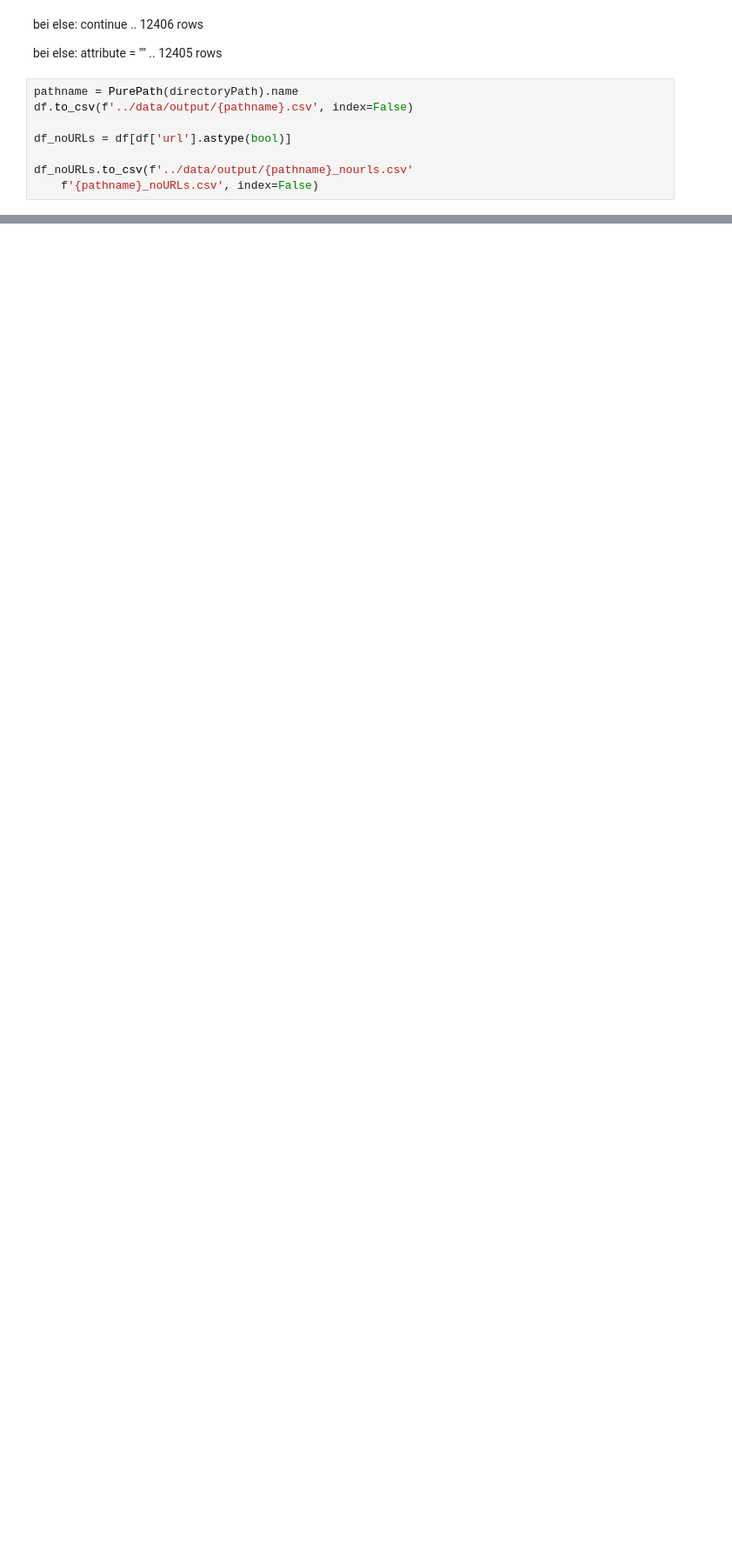
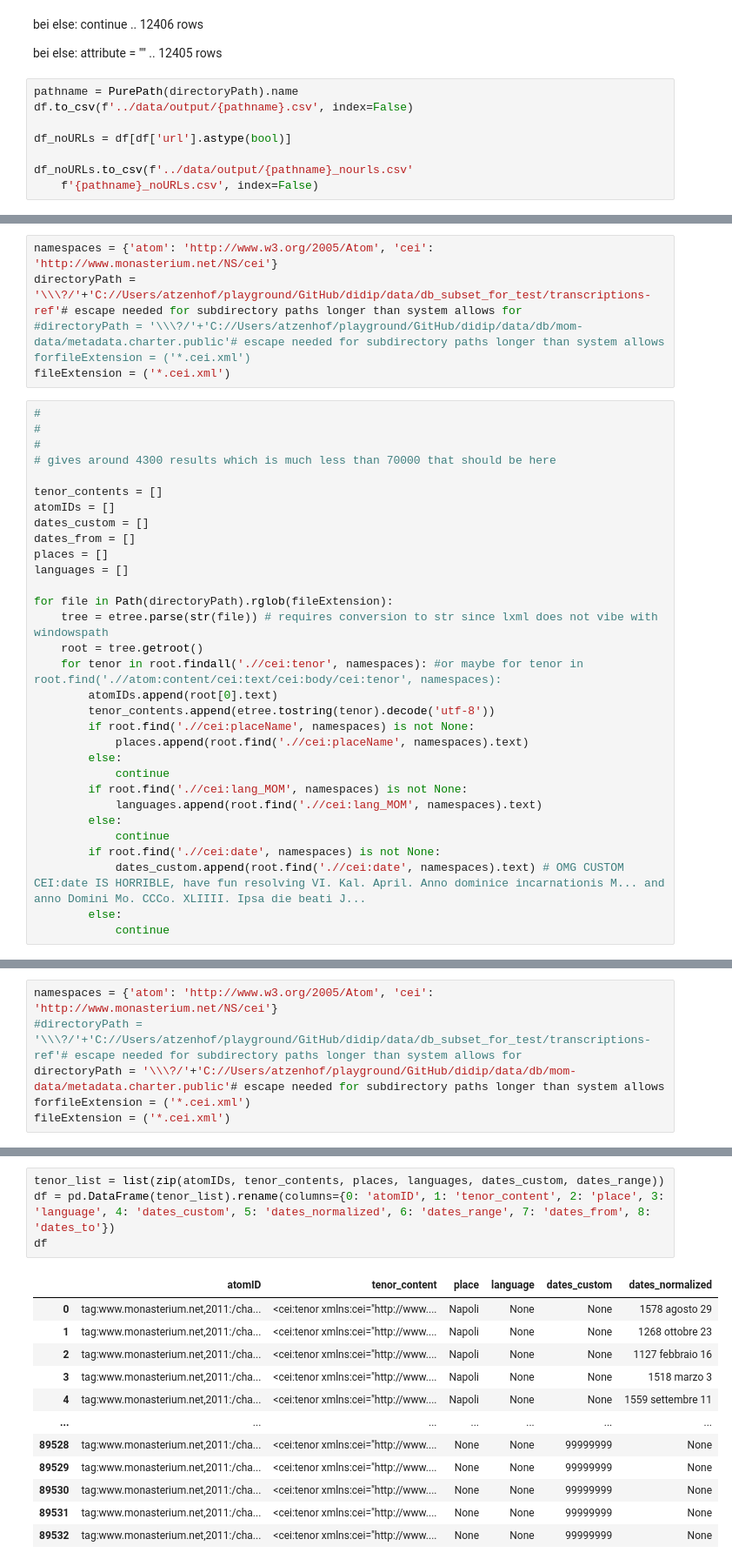
Before and after one commit to Didip-eu/ddpa_lines, a Jupyter notebook: notebooks/CEI2CSV.ipynb, the cells around one changed output, grey strips where cells are left out. Shown at 87% size. Saved outputs shown, nothing was run; the diff lists cells and outputs as text; blank space fills up the shorter version.

Commit message:
+temp. solution for parsing more metadata in xml dump
+ place, dates, languages
+ example for pandas filtering

```diff
--- a/notebooks/CEI2CSV.ipynb
+++ b/notebooks/CEI2CSV.ipynb
@@ -228,0 +362,36 @@ df_noURLs.to_csv(f'../data/output/{pathname}_nourls.csv'
+# %%
+namespaces = {'atom': 'http://www.w3.org/2005/Atom', 'cei': 'http://www.monasterium.net/NS/cei'}
+directoryPath = '\\\?/'+'C://Users/atzenhof/playground/GitHub/didip/data/db_subset_for_test/transcriptions-ref'# escape needed for subdirectory paths longer than system allows for
+#directoryPath = '\\\?/'+'C://Users/atzenhof/playground/GitHub/didip/data/db/mom-data/metadata.charter.public'# escape needed for subdirectory paths longer than system allows forfileExtension = ('*.cei.xml')
+fileExtension = ('*.cei.xml')
+# %%
+#
+#
+#
+# gives around 4300 results which is much less than 70000 that should be here
+
+tenor_contents = []
+atomIDs = []
+dates_custom = []
+dates_from = []
+places = []
+languages = []
+
+for file in Path(directoryPath).rglob(fileExtension):
+    tree = etree.parse(str(file)) # requires conversion to str since lxml does not vibe with windowspath
+    root = tree.getroot()
+    for tenor in root.findall('.//cei:tenor', namespaces): #or maybe for tenor in root.find('.//atom:content/cei:text/cei:body/cei:tenor', namespaces):
+        atomIDs.append(root[0].text)
+        tenor_contents.append(etree.tostring(tenor).decode('utf-8'))
+        if root.find('.//cei:placeName', namespaces) is not None:
+            places.append(root.find('.//cei:placeName', namespaces).text)
+        else:
+            continue
+        if root.find('.//cei:lang_MOM', namespaces) is not None:
+            languages.append(root.find('.//cei:lang_MOM', namespaces).text)
+        else:
+            continue
+        if root.find('.//cei:date', namespaces) is not None:
+            dates_custom.append(root.find('.//cei:date', namespaces).text) # OMG CUSTOM CEI:date IS HORRIBLE, have fun resolving VI. Kal. April. Anno dominice incarnationis M... and anno Domini Mo. CCCo. XLIIII. Ipsa die beati J...
+        else:
+            continue
@@ -228,0 +409,5 @@ df_noURLs.to_csv(f'../data/output/{pathname}_nourls.csv'
+# %%
+namespaces = {'atom': 'http://www.w3.org/2005/Atom', 'cei': 'http://www.monasterium.net/NS/cei'}
+#directoryPath = '\\\?/'+'C://Users/atzenhof/playground/GitHub/didip/data/db_subset_for_test/transcriptions-ref'# escape needed for subdirectory paths longer than system allows for
+directoryPath = '\\\?/'+'C://Users/atzenhof/playground/GitHub/didip/data/db/mom-data/metadata.charter.public'# escape needed for subdirectory paths longer than system allows forfileExtension = ('*.cei.xml')
+fileExtension = ('*.cei.xml')
@@ -228,0 +464,17 @@ df_noURLs.to_csv(f'../data/output/{pathname}_nourls.csv'
+# %%
+tenor_list = list(zip(atomIDs, tenor_contents, places, languages, dates_custom, dates_range))
+df = pd.DataFrame(tenor_list).rename(columns={0: 'atomID', 1: 'tenor_content', 2: 'place', 3: 'language', 4: 'dates_custom', 5: 'dates_normalized', 6: 'dates_range', 7: 'dates_from', 8: 'dates_to'})
+df
+# %% [output]
+|  | atomID | tenor_content | place | language | dates_custom | dates_normalized |
+| 0 | tag:www.monasterium.net,2011:/cha... | <cei:tenor xmlns:cei="http://www.... | Napoli | None | None | 1578 agosto 29 |
+| 1 | tag:www.monasterium.net,2011:/cha... | <cei:tenor xmlns:cei="http://www.... | Napoli | None | None | 1268 ottobre 23 |
+| 2 | tag:www.monasterium.net,2011:/cha... | <cei:tenor xmlns:cei="http://www.... | Napoli | None | None | 1127 febbraio 16 |
+| 3 | tag:www.monasterium.net,2011:/cha... | <cei:tenor xmlns:cei="http://www.... | Napoli | None | None | 1518 marzo 3 |
+| 4 | tag:www.monasterium.net,2011:/cha... | <cei:tenor xmlns:cei="http://www.... | Napoli | None | None | 1559 settembre 11 |
+| ... | ... | ... | ... | ... | ... | ... |
+| 89528 | tag:www.monasterium.net,2011:/cha... | <cei:tenor xmlns:cei="http://www.... | None | None | 99999999 | None |
+| 89529 | tag:www.monasterium.net,2011:/cha... | <cei:tenor xmlns:cei="http://www.... | None | None | 99999999 | None |
+| 89530 | tag:www.monasterium.net,2011:/cha... | <cei:tenor xmlns:cei="http://www.... | None | None | 99999999 | None |
+| 89531 | tag:www.monasterium.net,2011:/cha... | <cei:tenor xmlns:cei="http://www.... | None | None | 99999999 | None |
+| 89532 | tag:www.monasterium.net,2011:/cha... | <cei:tenor xmlns:cei="http://www.... | None | None | 99999999 | None |
```
Also changed, not shown: parts of 43 cells of this notebook.
